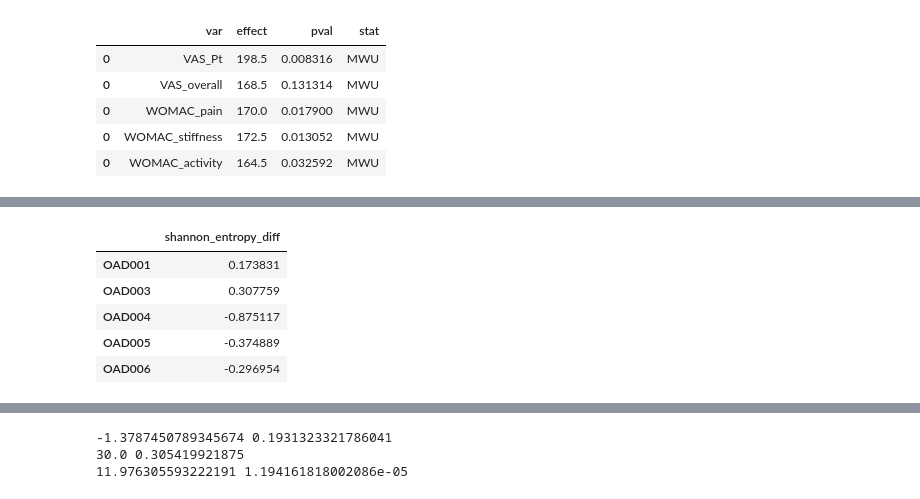
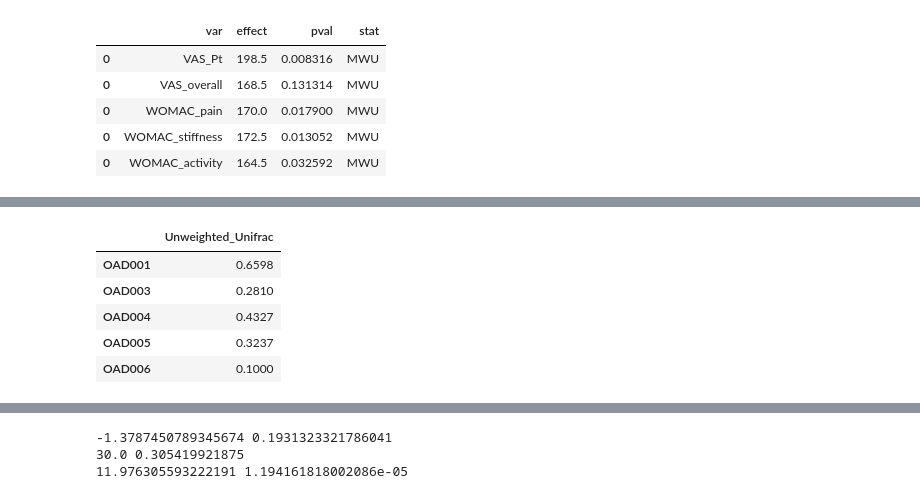
Before and after one commit to kbpi314/oa, a Jupyter notebook: code/oa_v2.ipynb, the cells around one changed output, grey strips where cells are left out. Saved outputs shown, nothing was run; the diff lists cells and outputs as text; code cells hidden in the pictures.

Commit message:
daily update with new beta and alpha div analyses

```diff
--- a/code/oa_v2.ipynb
+++ b/code/oa_v2.ipynb
@@ -53,7 +53,6 @@ for t in type_to_ST:
     # create new sample ID for specimen type and set as index
     df_meta_type['#SampleID'] = df_meta['Patient_ID'] + '-' + df_meta['Study_ID'] + '.' + df_meta['Timepoints'] + '.' + t
     df_meta_type = df_meta_type.set_index('#SampleID')
-    #df_meta_stool.index = df_meta_stool.index.str.replace('saliva','stool')
 
     # create full mapping file
     df_map_type = pd.concat([df_map_type, df_meta_type],axis=1)
@@ -61,8 +60,14 @@ for t in type_to_ST:
     # use only sequenced samples
     df_map_type = df_map_type.dropna(how='any',subset='BarcodeSequence')
 
-    # drop all na
+    # drop all na columns
     df_map_type = df_map_type.dropna(how='all',axis=1)
+
+    # drop VAD OA 015 because misdx with PsA not OA
+    if t == 'saliva':
+        df_map_type = df_map_type.drop(['VAOAD-015.pre.saliva','VAOAD-015.post.saliva'])
+    if t == 'stool':
+        df_map_type = df_map_type.drop(['VAOAD-015.pre.stool','VAOAD-015.post.stool'])
 
     # populate dict of mapping files
     type_to_df_map[t] = df_map_type
@@ -280,0 +311,5 @@ df.head()
+# %%
+# jobs02 for modhigh, jobs03 for all
+df = pd.read_csv(path + 'outputs/jobs02/outcome_testing.tsv', sep='\t')
+df = df[df['stat'] == 'pairedt']
+df
@@ -284,8 +337,9 @@ df.head()
 ###
 # construct alpha, beta and paired alpha dataframes
 g_to_dfd = {}
+g_test = ['stool','saliva_adh', 'stool_adh', 'saliva']
 
-for g in ['saliva_adh']:
+for g in g_test:
     # maps diversity type to dataframe
     g_to_dfd[g] = {}
 
@@ -312,43 +366,48 @@ for g in ['saliva_adh']:
     # get paired per indiv pair
     pair_to_diff = {}
     for p in list(df_alpha[pair_var].values):
         df = df_alpha[df_alpha[pair_var] == p]
         alpha_0 = float(df[df[group_var] == groups[0]][alpha_metric].values)
         alpha_1 = float(df[df[group_var] == groups[1]][alpha_metric].values)
         pair_to_diff[p] = alpha_0 - alpha_1
 
     df_paired_alpha = pd.DataFrame.from_dict(pair_to_diff, orient='index', columns=[alpha_metric + '_diff'])
     g_to_dfd[g]['paired_alpha'] = df_paired_alpha
 
     # get beta div
     df_beta = pd.read_csv(path + 'outputs/Qiime2_' + g + '/core_metrics_results/distance-matrix.tsv',
                               sep='\t', index_col=0)
 
     # grab twin to pair dict
     pair_to_ids = {}
     for p in list(df_alpha[pair_var].values):
         df = df_alpha[df_alpha[pair_var] == p]
-        id_0 = str(df[df[group_var] == g0].index.values[0])
-        id_1 = str(df[df[group_var] == g1].index.values[0])
+        id_0 = str(df[df[group_var] == groups[0]].index.values[0])
+        id_1 = str(df[df[group_var] == groups[1]].index.values[0])
         pair_to_ids[p] = (id_0, id_1)
 
     # get distances for each twin pair per beta div matrix
     pair_to_dist = {}
     for p in list(df_alpha[pair_var].values):
         id_0, id_1 = pair_to_ids[p]
         pair_to_dist[p] = df_beta.loc[id_0, id_1]
 
     df_paired_beta = pd.DataFrame.from_dict(pair_to_dist, orient='index', columns=['Unweighted_Unifrac'])
-    g_to_dfd[g]['paired_beta'] = df_paired_alpha
+    g_to_dfd[g]['paired_beta'] = df_paired_beta
 
-g_to_dfd['saliva_adh']['paired_alpha'].head()
+
+# compute paired differences in pain
+        # compute the paired differences
+
+
+g_to_dfd['stool']['paired_beta'].head()
 # %% [output]
-|  | shannon_entropy_diff |
-| OAD001 | 0.173831 |
-| OAD003 | 0.307759 |
-| OAD004 | -0.875117 |
-| OAD005 | -0.374889 |
-| OAD006 | -0.296954 |
+|  | Unweighted_Unifrac |
+| OAD001 | 0.6598 |
+| OAD003 | 0.2810 |
+| OAD004 | 0.4327 |
+| OAD005 | 0.3237 |
+| OAD006 | 0.1000 |
 # %%
 # boxplot of high versus low adherence, Y axis is delta of alpha pre-post
 # boxplot of high (H = high and moderate) versus low adherence, Y axis is distance pre-post
```
Also changed, not shown: parts of 12 cells of this notebook.
